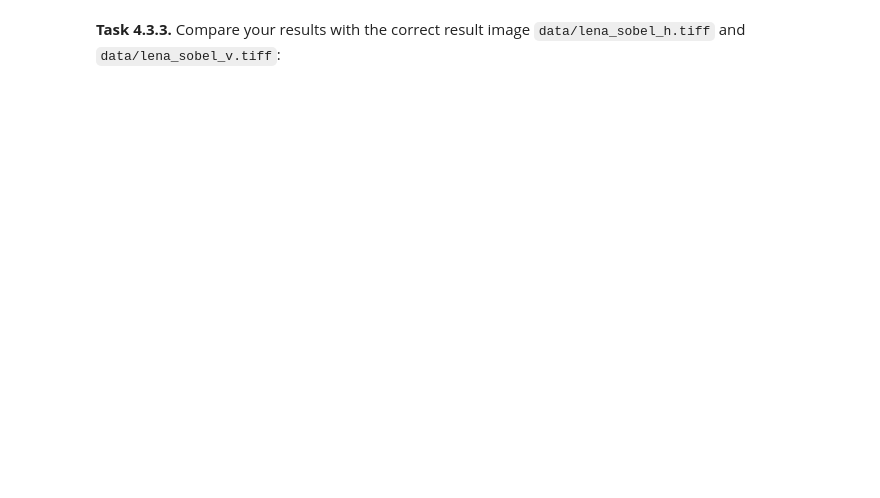
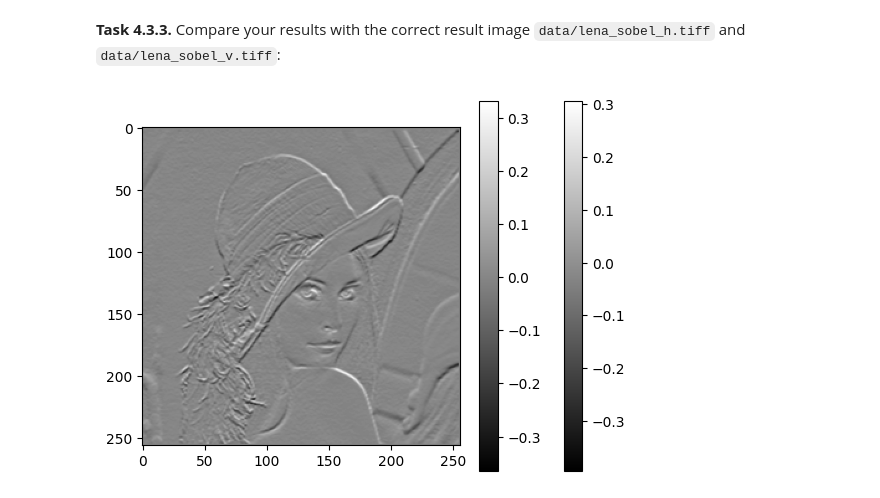
Before and after one commit to leventetn/mobi-fs3-python, a Jupyter notebook: task4.ipynb, the cells around one changed output. Saved outputs shown, nothing was run; the diff lists cells and outputs as text; code cells hidden in the pictures; blank space fills up the shorter version.

```diff
--- a/task4.ipynb
+++ b/task4.ipynb
@@ -119,2 +182,14 @@ assert numpy.allclose(img_g, lena_g, atol=1/255)
 # %% [markdown]
 **<a id="#">Task 4.3.3.</a>** Compare your results with the correct result image `data/lena_sobel_h.tiff` and `data/lena_sobel_v.tiff`:
+# %%
+lena_h = skimage.io.imread('data/lena_sobel_h.tiff')
+plt.imshow(lena_h, 'gray')
+plt.colorbar()
+assert numpy.allclose(sobel_h(lena), lena_h, atol=1/255)
+
+lena_v = skimage.io.imread('data/lena_sobel_v.tiff')
+plt.imshow(lena_v, 'gray')
+plt.colorbar()
+assert numpy.allclose(sobel_v(lena), lena_v, atol=1/255)
+# %% [output]
+[figure, added]
```
Also changed, not shown: parts of 2 cells of this notebook.
